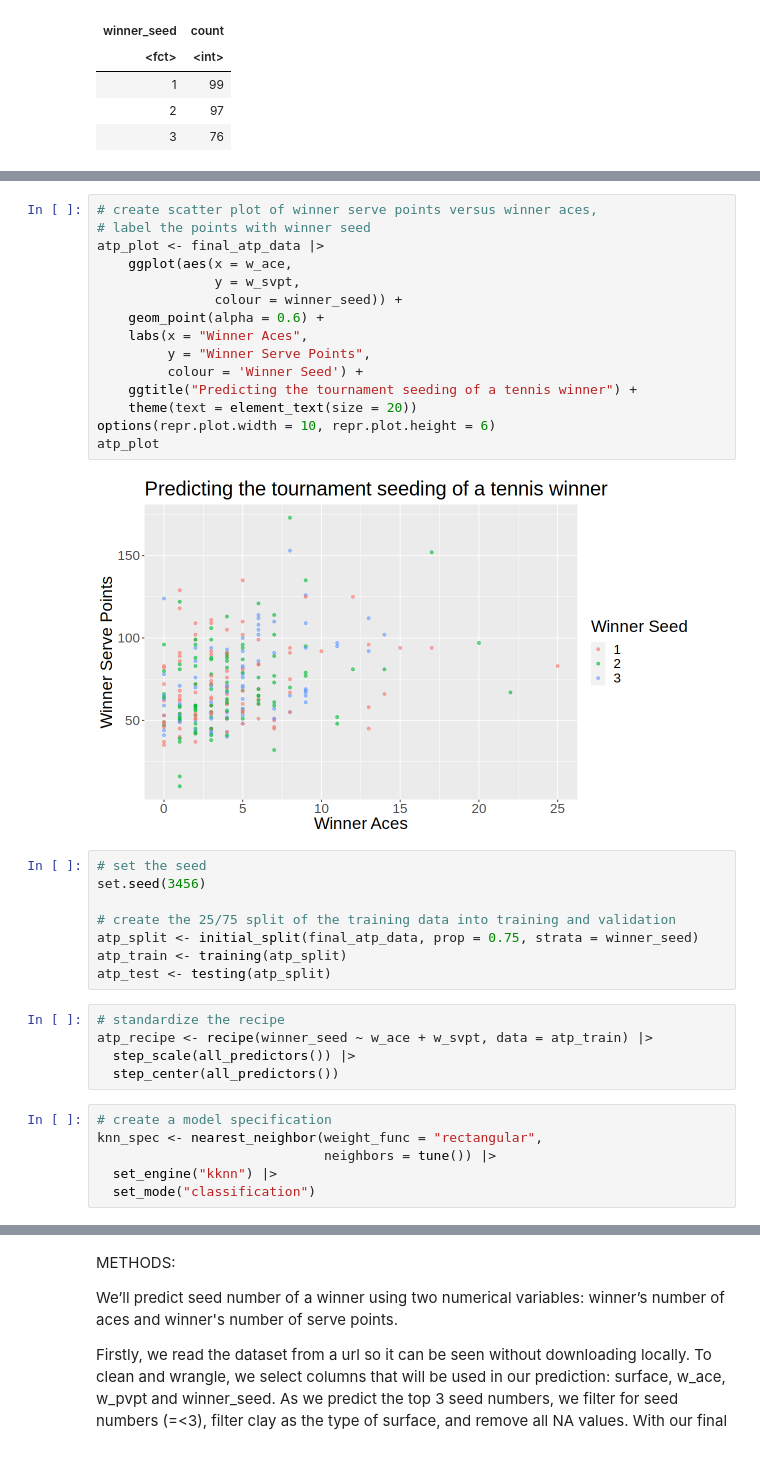
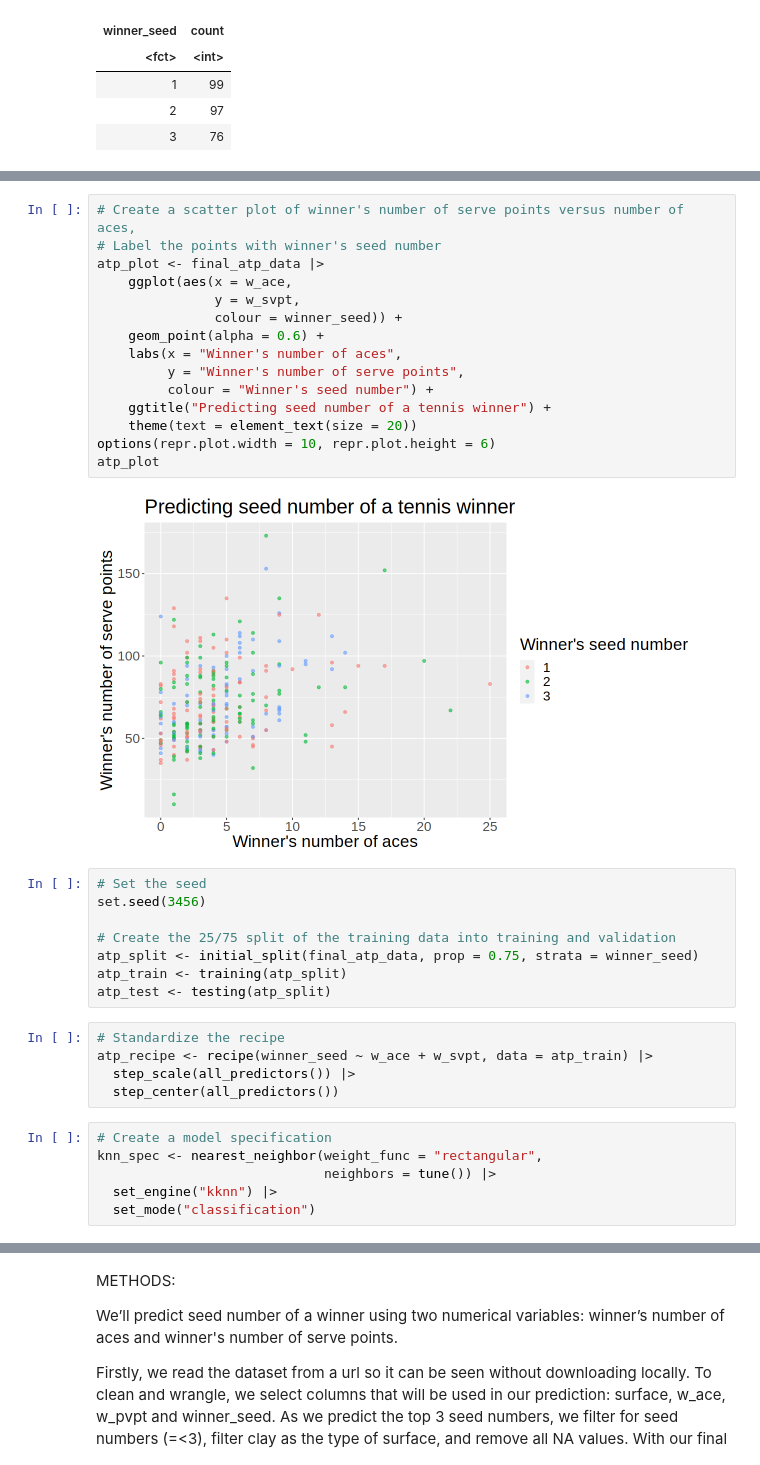
Before and after one commit to Caseyxyq/Dsci100_group44, a Jupyter notebook: group proposal-2.ipynb, the cells around one changed output, grey strips where cells are left out. Cells and saved outputs as stored; diff of their text form.

Commit message:
combined summary tables + made improvements
I combined some summary tables into one to make it more readable. I also made some small improvements.

```diff
--- a/group proposal-2.ipynb
+++ b/group proposal-2.ipynb
@@ -149,35 +133,35 @@ A tibble: 1 × 2
 # %%
-# create scatter plot of winner serve points versus winner aces,
-# label the points with winner seed
+# Create a scatter plot of winner's number of serve points versus number of aces,
+# Label the points with winner's seed number
 atp_plot <- final_atp_data |>
     ggplot(aes(x = w_ace,
                y = w_svpt,
                colour = winner_seed)) +
     geom_point(alpha = 0.6) +
-    labs(x = "Winner Aces",
-         y = "Winner Serve Points",
-         colour = 'Winner Seed') +
-    ggtitle("Predicting the tournament seeding of a tennis winner") +
+    labs(x = "Winner's number of aces",
+         y = "Winner's number of serve points",
+         colour = "Winner's seed number") +
+    ggtitle("Predicting seed number of a tennis winner") +
     theme(text = element_text(size = 20))
 options(repr.plot.width = 10, repr.plot.height = 6)
 atp_plot
 # %% [output]
-[figure, old version]
+[figure, new version]
 # %%
-# set the seed
+# Set the seed
 set.seed(3456)
 
-# create the 25/75 split of the training data into training and validation
+# Create the 25/75 split of the training data into training and validation
 atp_split <- initial_split(final_atp_data, prop = 0.75, strata = winner_seed)
 atp_train <- training(atp_split)
 atp_test <- testing(atp_split)
 # %%
-# standardize the recipe
+# Standardize the recipe
 atp_recipe <- recipe(winner_seed ~ w_ace + w_svpt, data = atp_train) |>
   step_scale(all_predictors()) |>
   step_center(all_predictors())
 # %%
-# create a model specification
+# Create a model specification
 knn_spec <- nearest_neighbor(weight_func = "rectangular",
                              neighbors = tune()) |>
   set_engine("kknn") |>
```
Also changed, not shown: parts of 20 cells of this notebook.
